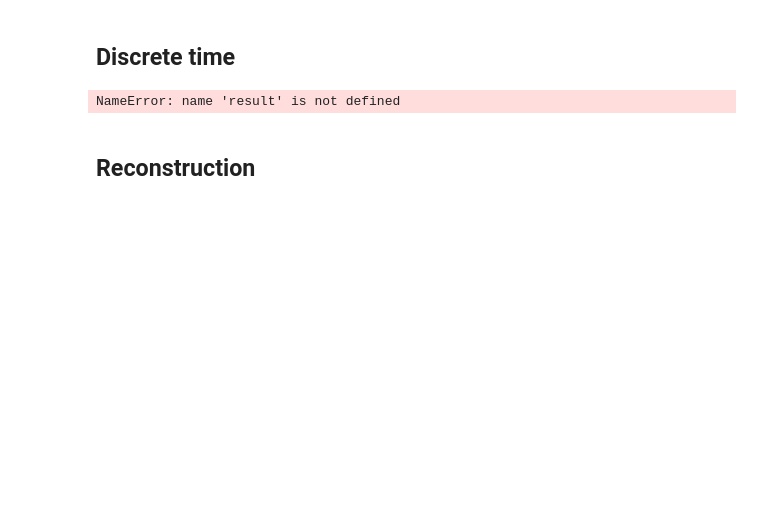
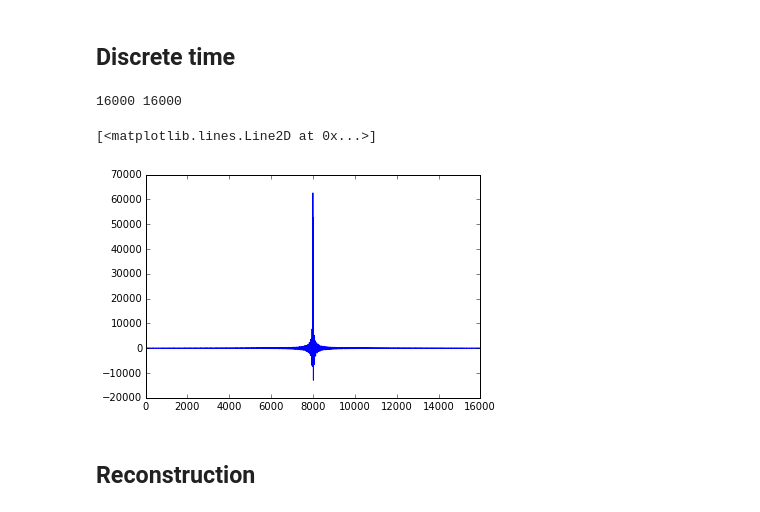
Before and after one commit to claesenm/kul-systeemtheorie, a Jupyter notebook: notebooks/Sampling.ipynb, the cells around one changed output. Drawn from its saved outputs; the diff is of its cells as text; code cells hidden in the pictures; blank space fills up the shorter version.

```diff
--- a/notebooks/Sampling.ipynb
+++ b/notebooks/Sampling.ipynb
@@ -80,12 +57,14 @@ plt.show()
 # %% [markdown]
 ## Discrete time
-# %%
-dt = result[0:500] * y
-print len(dt)
-plt.plot(t,dt)
-plt.xlim(-0.1,0.1)
-plt.show()
-# %% [output]
-NameError: name 'result' is not defined
+# %%
+from sampling import y_signal,t_signal,y_dirac
+print len(y_signal),len(y_dirac)
+dis_t = y_dirac * y_signal
+plt.plot(dis_t)
+#draw_sampeled_signal(t_signal,dis_t)
+# %% [output]
+16000 16000
+[<matplotlib.lines.Line2D at 0x...>]
+[figure, added]
 # %% [markdown]
 ## Reconstruction
```
Also changed, not shown: parts of 8 cells of this notebook, 4 other files.
